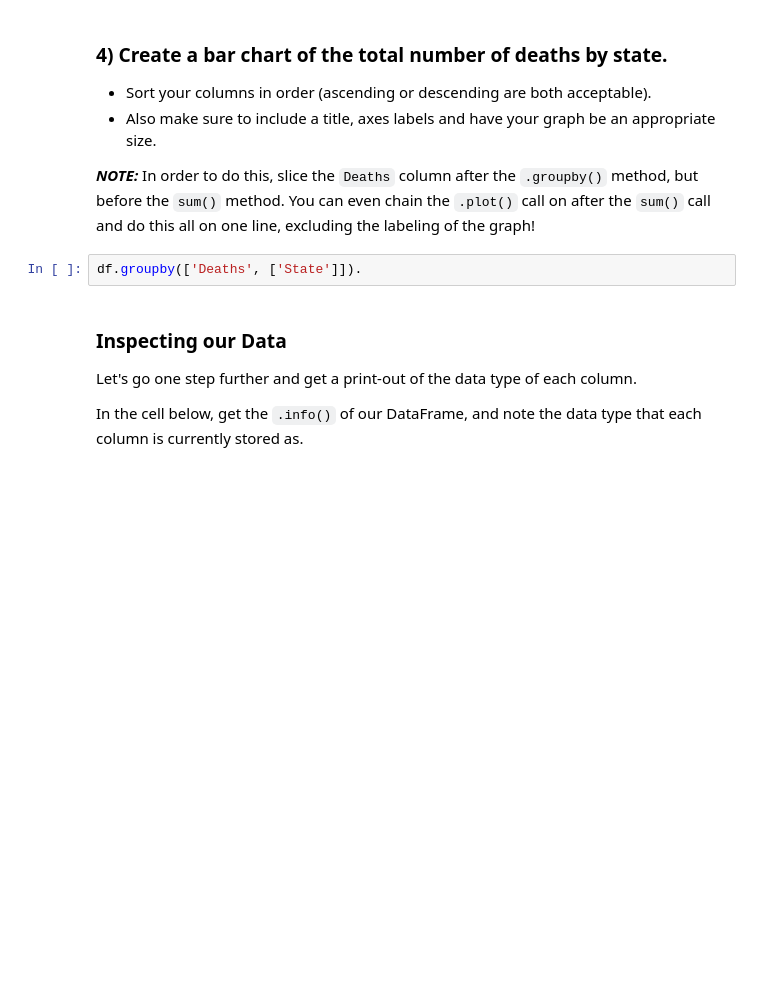
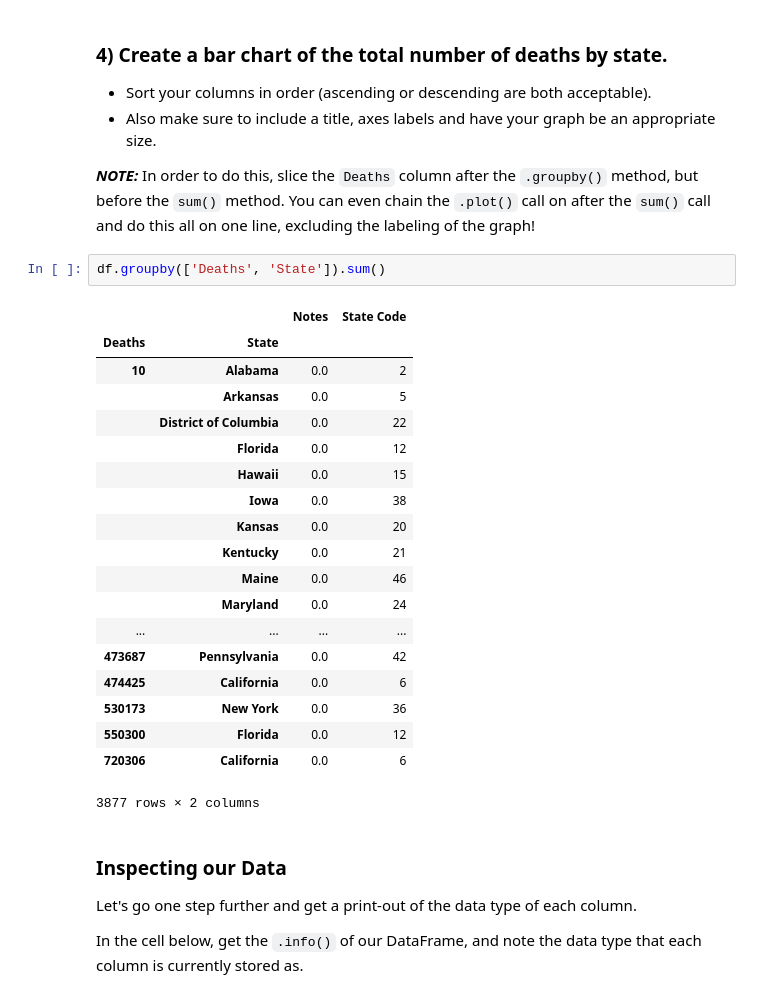
Before and after one commit to yli1517/dsc-pivot-tables-pandas-lab-dc-ds-071519, a Jupyter notebook: index.ipynb, the cells around one changed output. Cells and saved outputs as stored; diff of their text form; blank space fills up the shorter version.

```diff
--- a/index.ipynb
+++ b/index.ipynb
@@ -119,7 +119,27 @@ df.groupby(['Gender', 'Race']).min()
 
 **_NOTE:_** In order to do this, slice the `Deaths` column after the `.groupby()` method, but before the `sum()` method.  You can even chain the `.plot()` call on after the `sum()` call and do this all on one line, excluding the labeling of the graph!
 # %%
-df.groupby(['Deaths', ['State']]).
+df.groupby(['Deaths', 'State']).sum()
+# %% [output]
+|  |  | Notes | State Code |
+| Deaths | State |  |  |
+| 10 | Alabama | 0.0 | 2 |
+|  | Arkansas | 0.0 | 5 |
+|  | District of Columbia | 0.0 | 22 |
+|  | Florida | 0.0 | 12 |
+|  | Hawaii | 0.0 | 15 |
+|  | Iowa | 0.0 | 38 |
+|  | Kansas | 0.0 | 20 |
+|  | Kentucky | 0.0 | 21 |
+|  | Maine | 0.0 | 46 |
+|  | Maryland | 0.0 | 24 |
+| ... | ... | ... | ... |
+| 473687 | Pennsylvania | 0.0 | 42 |
+| 474425 | California | 0.0 | 6 |
+| 530173 | New York | 0.0 | 36 |
+| 550300 | Florida | 0.0 | 12 |
+| 720306 | California | 0.0 | 6 |
+3877 rows × 2 columns
 # %% [markdown]
 ### Inspecting our Data
 
```
